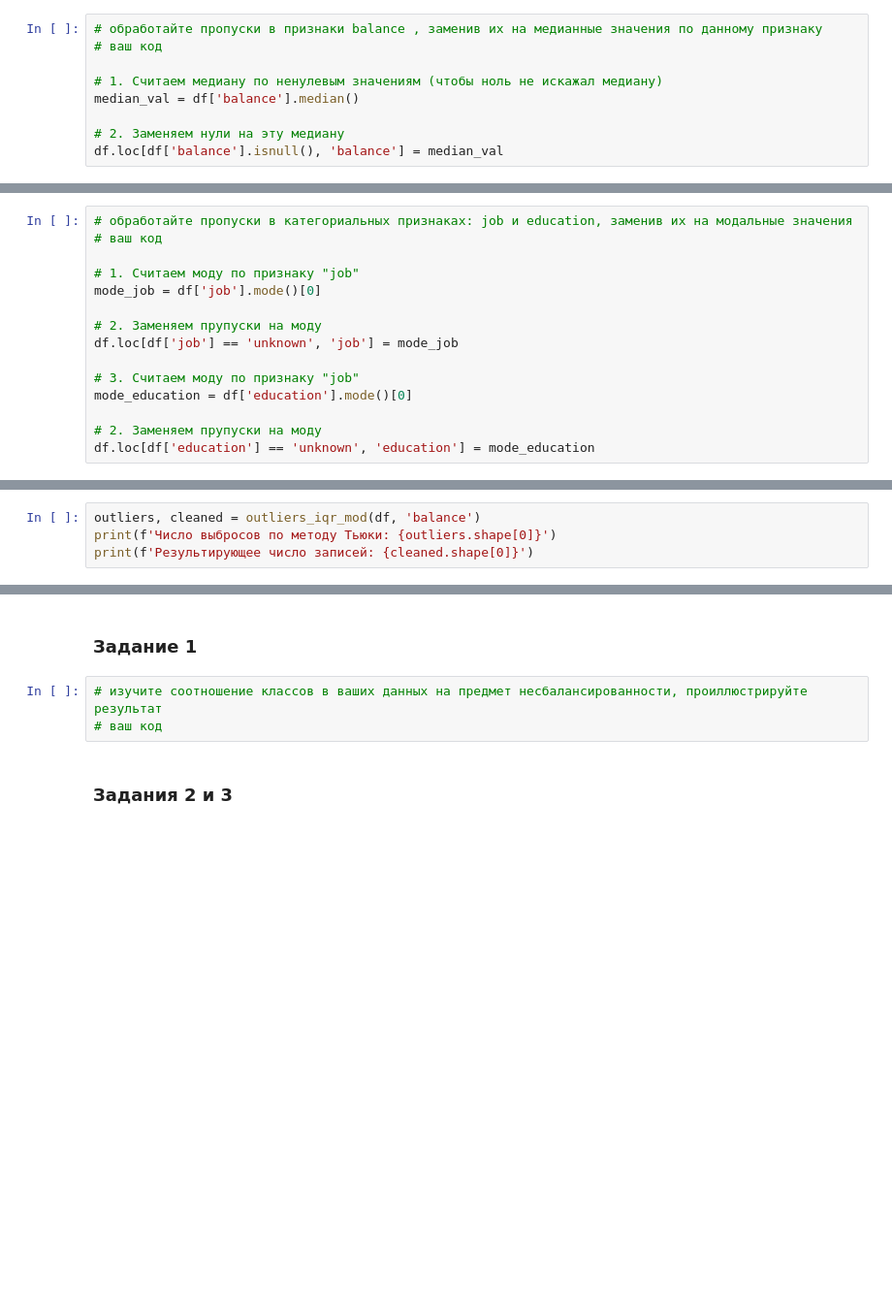
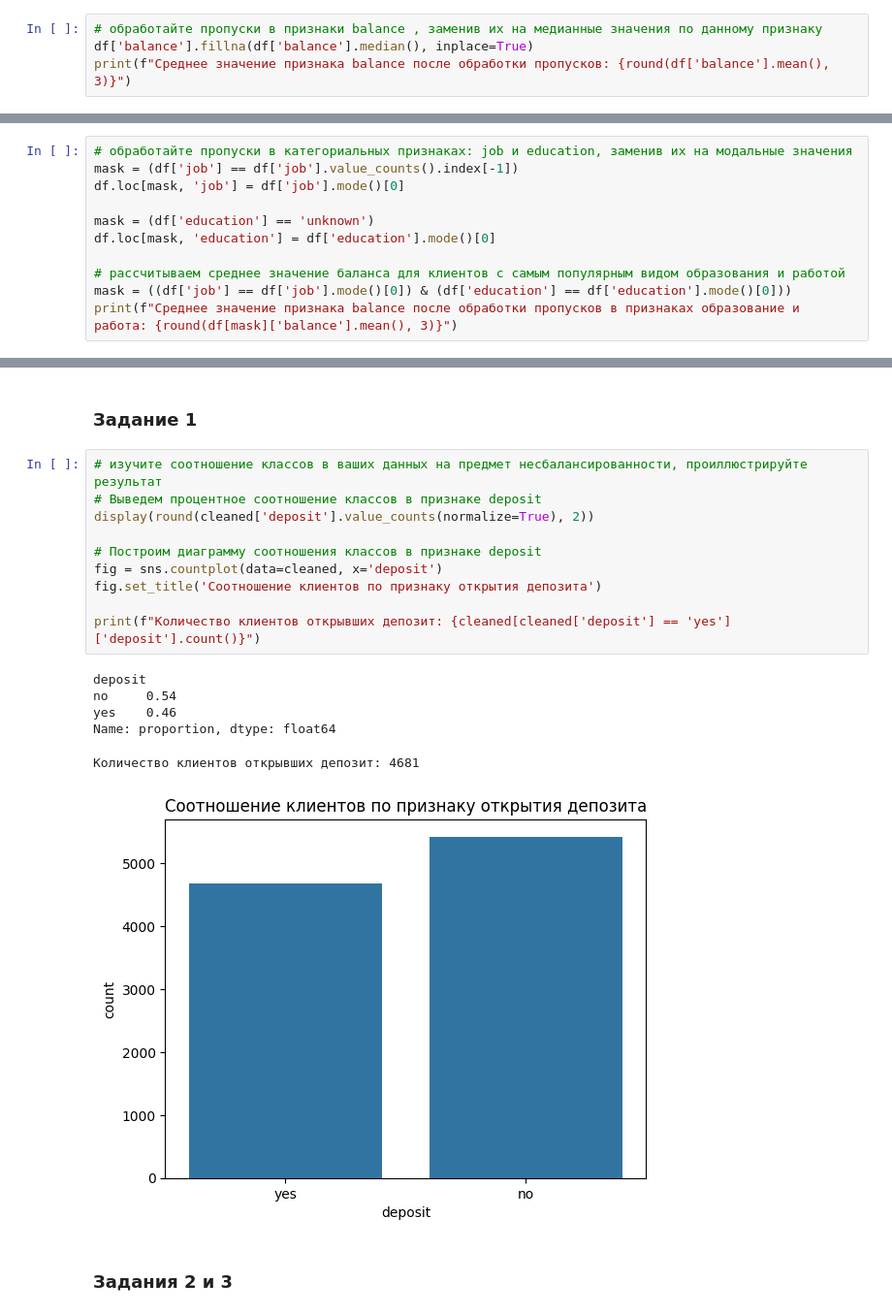
Before and after one commit to vavilove001-lab/sf_data_science, a Jupyter notebook: Projects/Project-4.ML/Project_4_ML.ipynb, the cells around one changed output, grey strips where cells are left out. Shown at 97% size. Cells and saved outputs as stored; diff of their text form; blank space fills up the shorter version.

```diff
--- a/Projects/Project-4.ML/Project_4_ML.ipynb
+++ b/Projects/Project-4.ML/Project_4_ML.ipynb
@@ -122,10 +107,5 @@ Cреднее значение по преобразованному в корр
 ### Задание 4
 # %%
 # обработайте пропуски в признаки balance , заменив их на медианные значения по данному признаку
-# ваш код
-
-# 1. Считаем медиану по ненулевым значениям (чтобы ноль не искажал медиану)
-median_val = df['balance'].median()
-
-# 2. Заменяем нули на эту медиану
-df.loc[df['balance'].isnull(), 'balance'] = median_val
+df['balance'].fillna(df['balance'].median(), inplace=True)
+print(f"Среднее значение признака balance после обработки пропусков: {round(df['balance'].mean(), 3)}")
@@ -137,16 +115,12 @@ Cреднее значение по преобразованному в корр
 ### Задание 5
 # %%
 # обработайте пропуски в категориальных признаках: job и education, заменив их на модальные значения
-# ваш код
+mask = (df['job'] == df['job'].value_counts().index[-1])
+df.loc[mask, 'job'] = df['job'].mode()[0]
 
-# 1. Считаем моду по признаку "job"
-mode_job = df['job'].mode()[0]
+mask = (df['education'] == 'unknown')
+df.loc[mask, 'education'] = df['education'].mode()[0]
 
-# 2. Заменяем прупуски на моду
-df.loc[df['job'] == 'unknown', 'job'] = mode_job
-
-# 3. Считаем моду по признаку "job"
-mode_education = df['education'].mode()[0]
-
-# 2. Заменяем прупуски на моду
-df.loc[df['education'] == 'unknown', 'education'] = mode_education
+# рассчитываем среднее значение баланса для клиентов с самым популярным видом образования и работой
+mask = ((df['job'] == df['job'].mode()[0]) & (df['education'] == df['education'].mode()[0]))
+print(f"Среднее значение признака balance после обработки пропусков в признаках образование и работа: {round(df[mask]['balance'].mean(), 3)}")
@@ -208,4 +166,0 @@ def outliers_iqr_mod(data, feature, left = 1.5, right = 1.5):
-# %%
-outliers, cleaned = outliers_iqr_mod(df, 'balance')
-print(f'Число выбросов по методу Тьюки: {outliers.shape[0]}')
-print(f'Результирующее число записей: {cleaned.shape[0]}')
@@ -228,7 +170,21 @@ boxplot.set_title('cleaned balance Boxplot');
 ### Задание 1
 # %%
 # изучите соотношение классов в ваших данных на предмет несбалансированности, проиллюстрируйте результат
-# ваш код
+# Выведем процентное соотношение классов в признаке deposit
+display(round(cleaned['deposit'].value_counts(normalize=True), 2))
+
+# Построим диаграмму соотношения классов в признаке deposit
+fig = sns.countplot(data=cleaned, x='deposit')
+fig.set_title('Соотношение клиентов по признаку открытия депозита')
+
+print(f"Количество клиентов открывших депозит: {cleaned[cleaned['deposit'] == 'yes']['deposit'].count()}")
+# %% [output]
+deposit
+no     0.54
+yes    0.46
+Name: proportion, dtype: float64
+Количество клиентов открывших депозит: 4681
+[figure, added]
 # %% [markdown]
 ### Задания 2 и 3
 # %%
```
Also changed, not shown: parts of 54 cells of this notebook, 2 other files.
